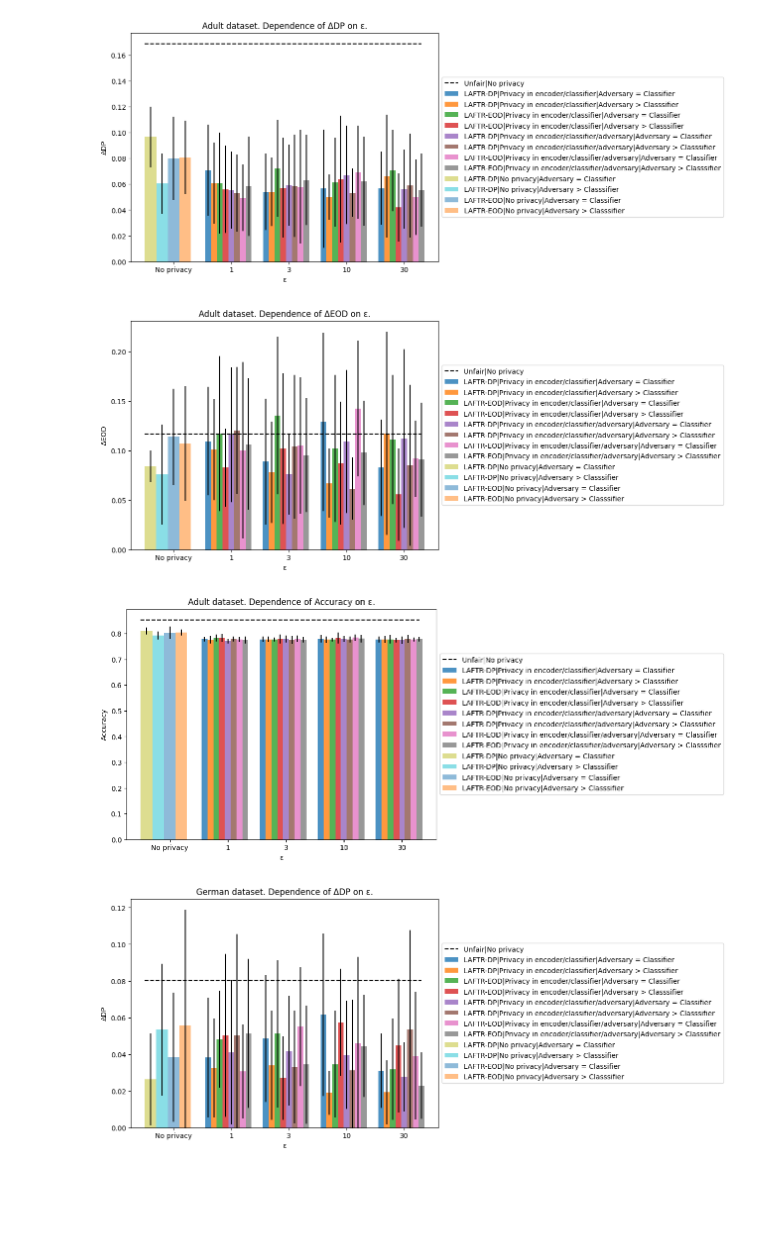
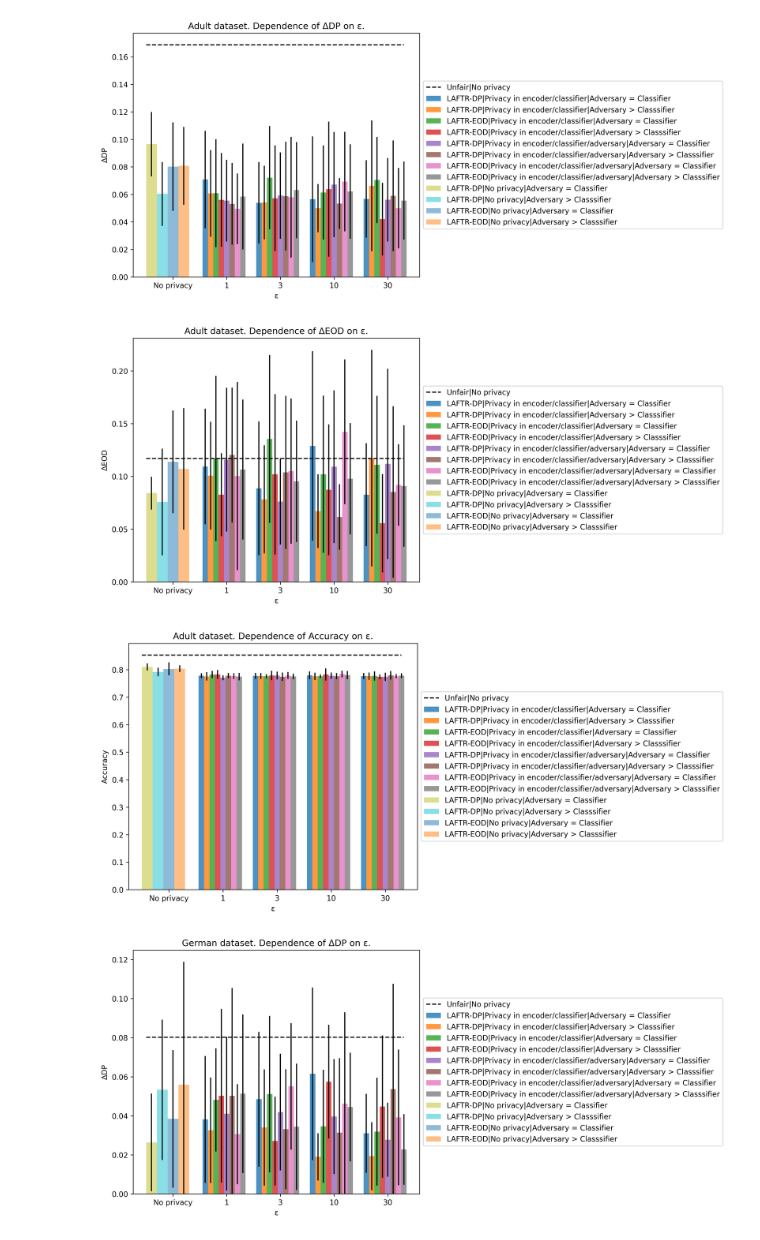
Before and after one commit to Eponeshnikov/DPFairDeepLearning, a Jupyter notebook: postprocessing.ipynb, the cells around one changed output. Drawn from its saved outputs; the diff is of its cells as text; code cells hidden in the pictures; blank space fills up the shorter version.

```diff
--- a/postprocessing.ipynb
+++ b/postprocessing.ipynb
@@ -6,7 +6,6 @@ from tqdm import tqdm
 from task_processing import remote2local, TaskListPipeline, plot_eps_bars, plot_no_privacy_unfair
 import matplotlib
 import matplotlib.pyplot as plt
-matplotlib.rcParams["figure.dpi"] = 100
 # %%
 def get_credentials(dir_, file):
     if file is not None:
@@ -76,13 +75,15 @@ privacy_ins = [['encoder_classifier'], ['encoder_classifier', 'adversary']]
 eps = [1, 3, 10, 30]
 metrics = ['ΔDP', 'ΔEOD', 'Accuracy']
 # %%
+matplotlib.rcParams["figure.dpi"] = 300
 for dataset in datasets:
     for metric in metrics:
-        fig, ax = plt.subplots(ncols=1, nrows=1, figsize=(8, 6))
-        max_val = plot_eps_bars(ax, dataset, task_list, metric, privacy_ins, archs, awidths, eps)
-        plot_no_privacy_unfair(ax, dataset, task_list, metric, privacy_ins, archs, awidths, eps, max_val)
+        fig, ax = plt.subplots(ncols=1, nrows=1, figsize=(9, 6))
+        plot_dict, max_val = plot_eps_bars(ax, dataset, task_list, metric, privacy_ins, archs, awidths, eps)
+        plot_dict_no_privacy, mean_unfair = plot_no_privacy_unfair(
+            ax, dataset, task_list, metric, privacy_ins, archs, awidths, eps, max_val)
 # %% [output]
-[figure, old version]
+[figure, new version]
-[figure, old version]
+[figure, new version]
-[figure, old version]
+[figure, new version]
-[figure, old version]
+[figure, new version]
```
Also changed, not shown: parts of 1 cell of this notebook, 1 other file.
